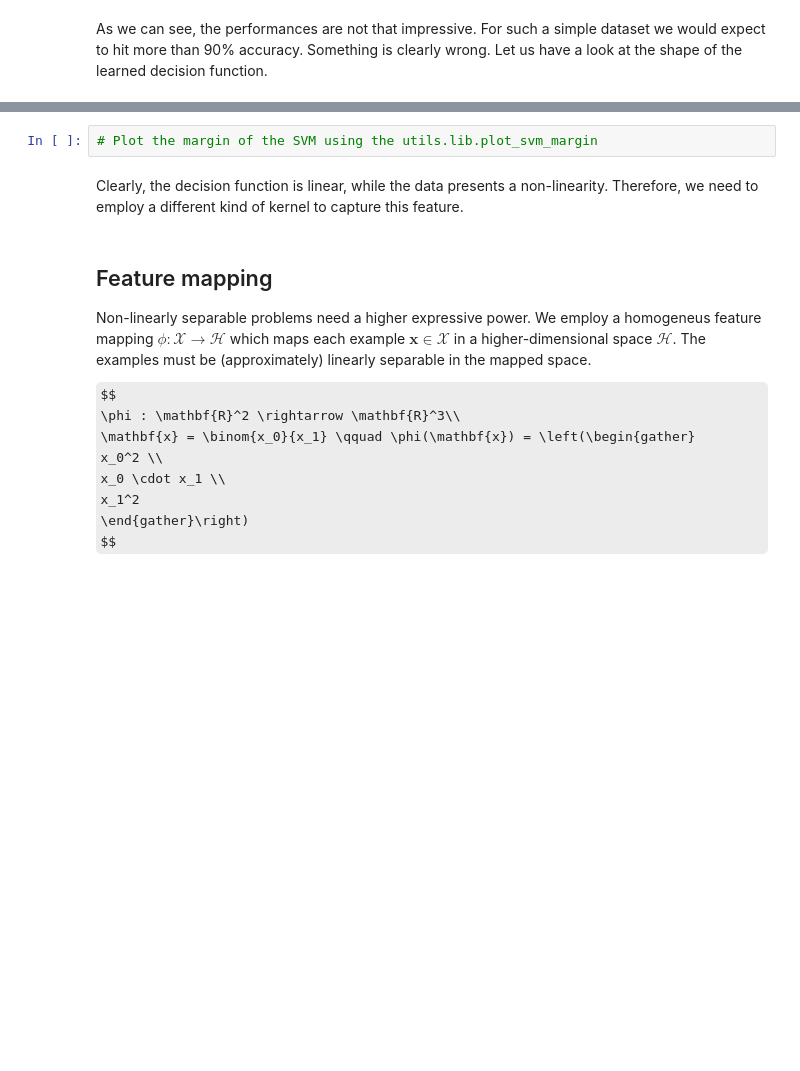
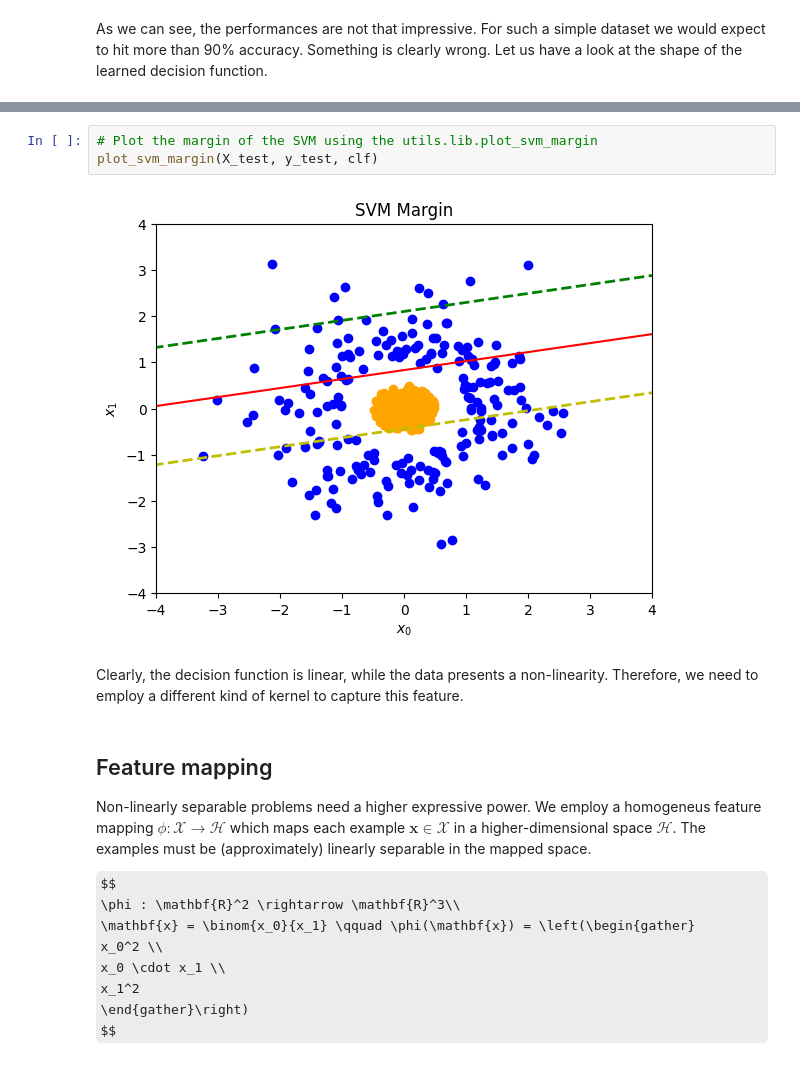
Before and after one commit to geektoni/ml_labs, a Jupyter notebook: sklearn-lab/sklearn-lab.ipynb, the cells around one changed output, grey strips where cells are left out. Cells and saved outputs as stored; diff of their text form; some formulas as TeX source; blank space fills up the shorter version.

```diff
--- a/sklearn-lab/sklearn-lab.ipynb
+++ b/sklearn-lab/sklearn-lab.ipynb
@@ -107,5 +134,8 @@ As we can see, the performances are not that impressive. For such a simple datas
 # %%
 # Plot the margin of the SVM using the utils.lib.plot_svm_margin
+plot_svm_margin(X_test, y_test, clf)
+# %% [output]
+[figure, added]
 # %% [markdown]
 Clearly, the decision function is linear, while the data presents a non-linearity. Therefore, we need to employ a different kind of kernel to capture this feature.
 # %% [markdown]
```
Also changed, not shown: parts of 54 cells of this notebook.
